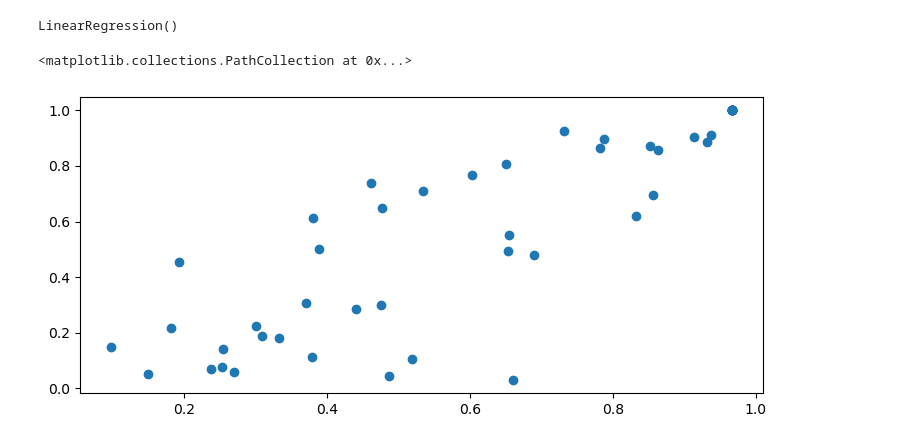
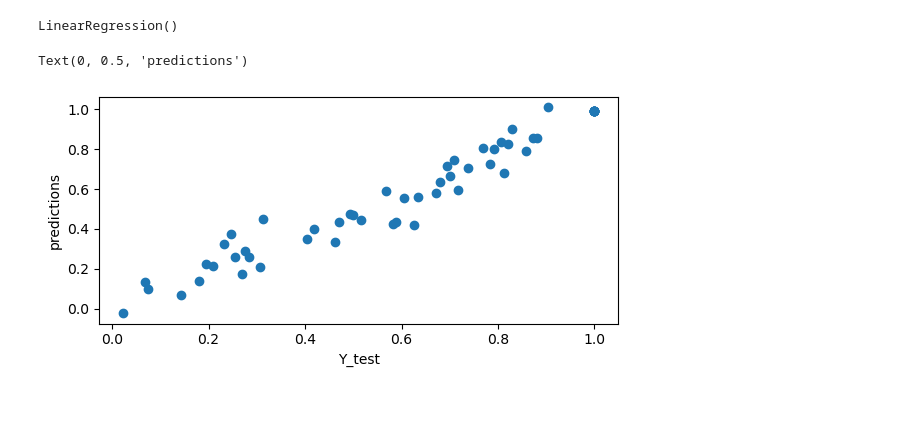
Before and after one commit to tahmee/SVC-Premiere-Project, a Jupyter notebook: SVC project.ipynb, the cells around one changed output. Drawn from its saved outputs; the diff is of its cells as text; code cells hidden in the pictures; blank space fills up the shorter version.

```diff
--- a/SVC project.ipynb
+++ b/SVC project.ipynb
@@ -375,8 +404,8 @@ df_new.head()
 from sklearn.linear_model import LinearRegression
 from sklearn.model_selection import train_test_split
 # %%
-X = df_new[['cri_rank','losses_usdm_ppp_rank']]
+X = df_new[['cri_score','fatalities_rank','losses_usdm_ppp_rank']]
 y =df_new['losses_per_gdp__rank']
 # %%
-model = LinearRegression()
+l_model = LinearRegression()
 # %%
@@ -384,11 +413,14 @@ X_train,X_test,y_train,y_test = train_test_split(X,y,test_size=0.3,random_state=
 # %%
-model.fit(X_train,y_train)
+l_model.fit(X_train,y_train)
 # %% [output]
 LinearRegression()
 # %%
-model_predictions = model.predict(X_test)
+model_predictions = l_model.predict(X_test)
 # %%
-plt.scatter(x = model_predictions, y = y_test)
+plt.figure(figsize=(6,3))
+plt.scatter(y_test,model_predictions)
+plt.xlabel('Y_test')
+plt.ylabel('predictions')
 # %% [output]
-<matplotlib.collections.PathCollection at 0x...>
+Text(0, 0.5, 'predictions')
-[figure, old version]
+[figure, new version]
```
Also changed, not shown: parts of 31 cells of this notebook.
